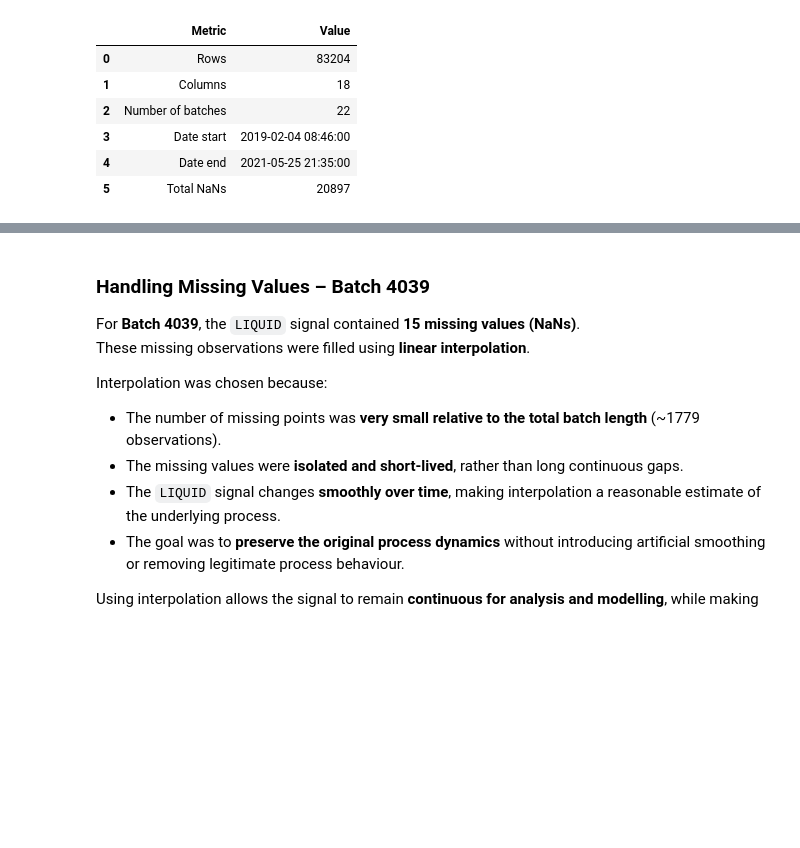
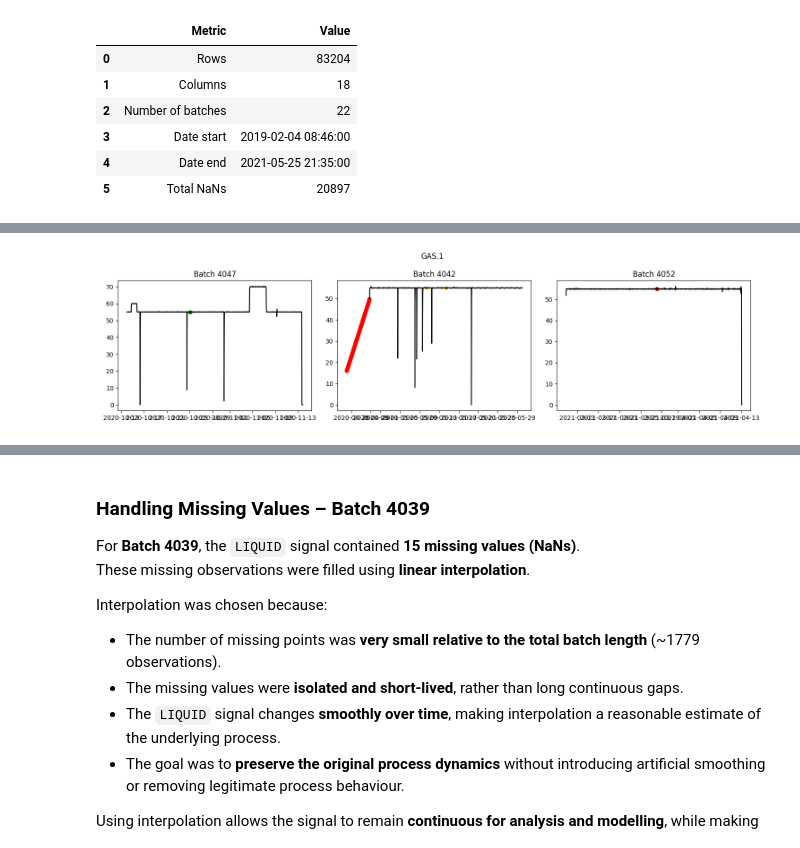
Before and after one commit to RichardFisher1/Applied, a Jupyter notebook: notebooks/RichardNotes.ipynb, the cells around one changed output, grey strips where cells are left out. Saved outputs shown, nothing was run; the diff lists cells and outputs as text; code cells hidden in the pictures; blank space fills up the shorter version.

```diff
--- a/notebooks/RichardNotes.ipynb
+++ b/notebooks/RichardNotes.ipynb
@@ -367,2 +374,6 @@ plotter.plot(column="OXYGEN")
+# %%
+plotter.plot(column="GAS.1", batches=[4047,4042,4052])
+# %% [output]
+[figure, added]
 # %%
 plotter.plot(column="LIQUID.1", batches=[4047,4042,4052])
```
Also changed, not shown: parts of 17 cells of this notebook.
